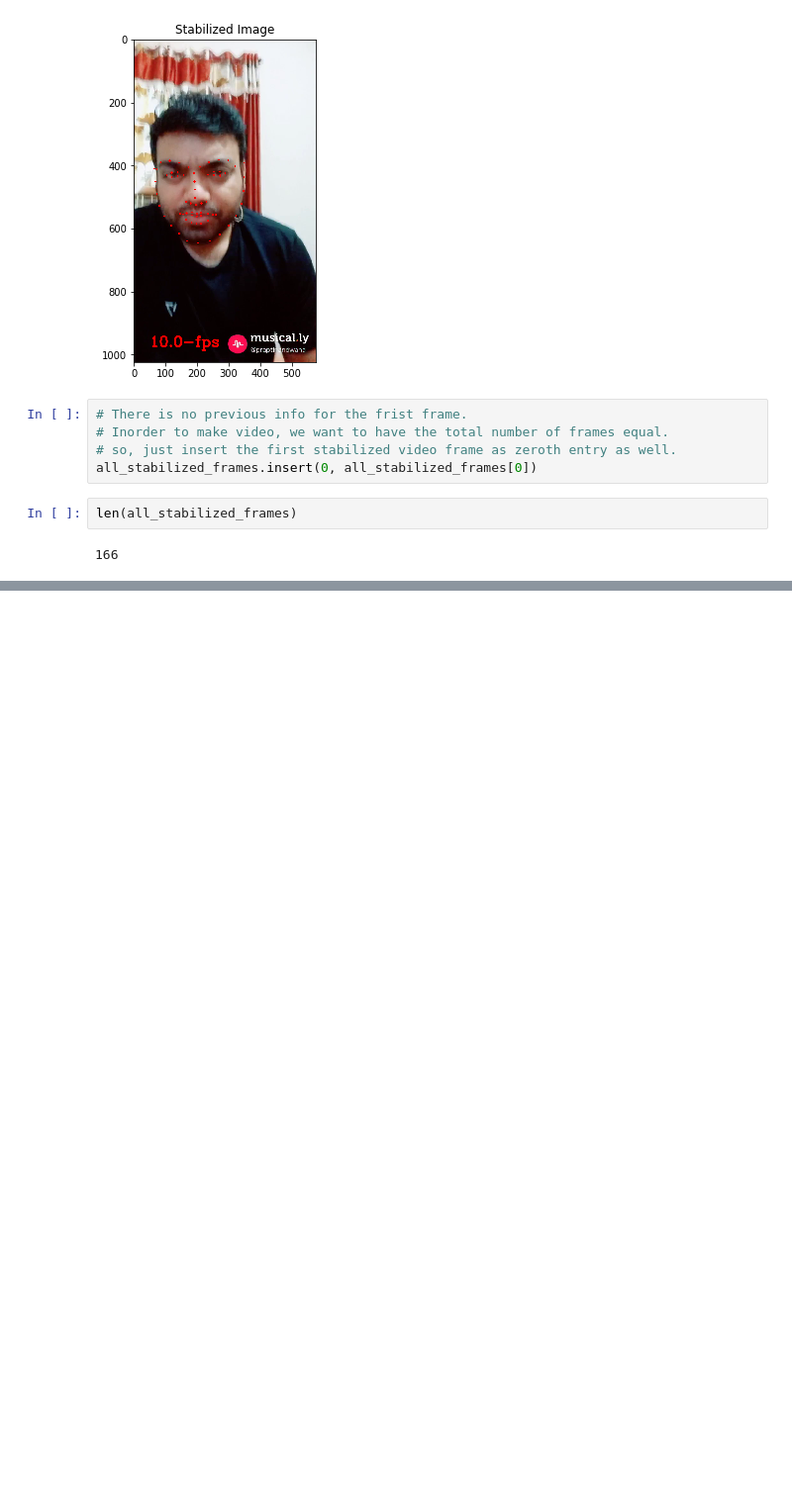
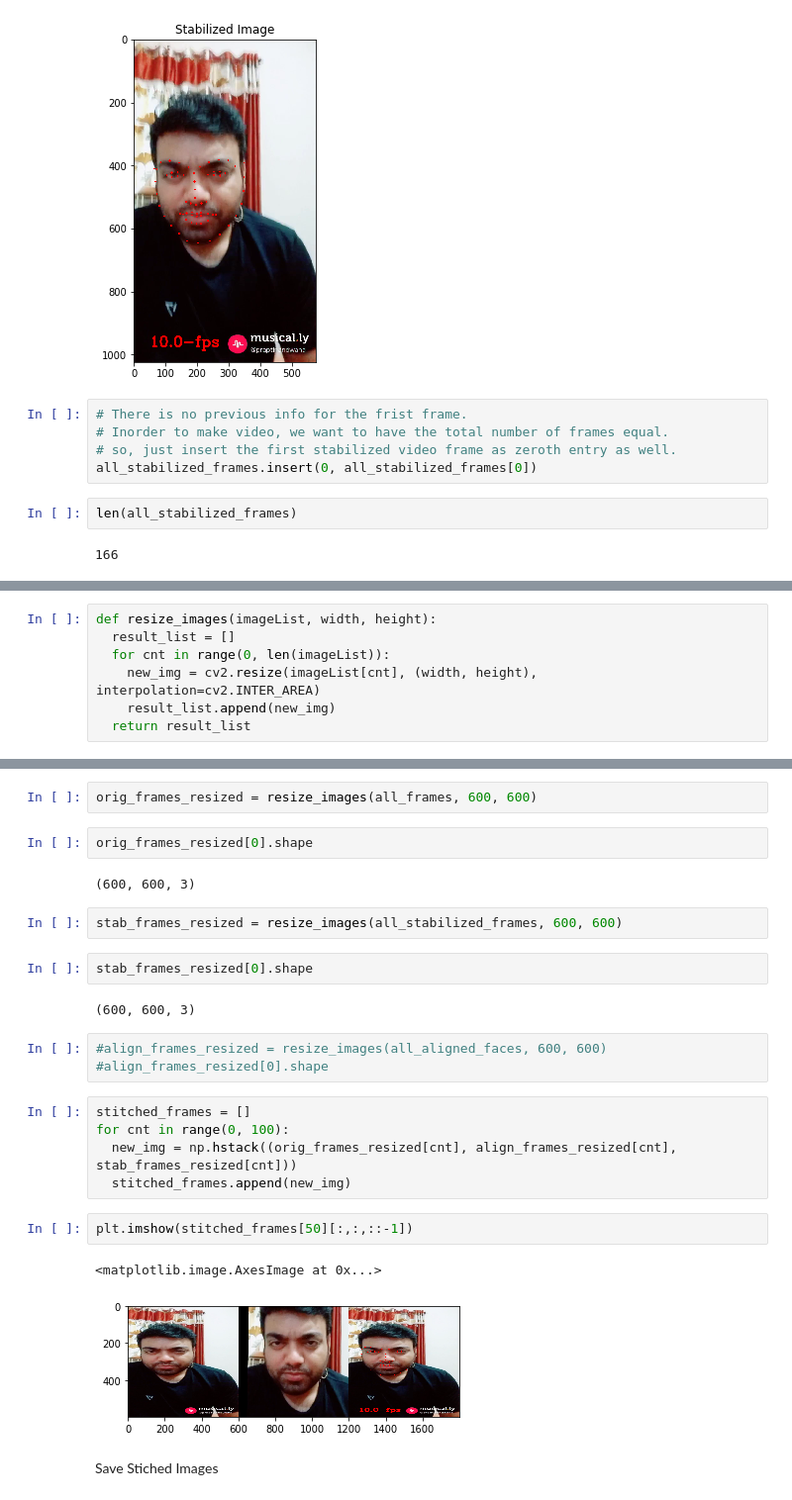
Before and after one commit to nandwanatarun/EVA-DeepLearning, a Jupyter notebook: S18_Assignment.ipynb, the cells around one changed output, grey strips where cells are left out. Shown: that part at 99% size. Drawn from its saved outputs; the diff is of its cells as text; blank space fills up the shorter version.

```diff
--- a/S18_Assignment.ipynb
+++ b/S18_Assignment.ipynb
@@ -465,0 +518,7 @@ FileNotFoundError: ignored
+# %%
+def resize_images(imageList, width, height):
+  result_list = []
+  for cnt in range(0, len(imageList)):
+    new_img = cv2.resize(imageList[cnt], (width, height), interpolation=cv2.INTER_AREA)
+    result_list.append(new_img)
+  return result_list
@@ -465,0 +529,27 @@ FileNotFoundError: ignored
+# %%
+orig_frames_resized = resize_images(all_frames, 600, 600)
+# %%
+orig_frames_resized[0].shape
+# %% [output]
+(600, 600, 3)
+# %%
+stab_frames_resized = resize_images(all_stabilized_frames, 600, 600)
+# %%
+stab_frames_resized[0].shape
+# %% [output]
+(600, 600, 3)
+# %%
+#align_frames_resized = resize_images(all_aligned_faces, 600, 600)
+#align_frames_resized[0].shape
+# %%
+stitched_frames = []
+for cnt in range(0, 100):
+  new_img = np.hstack((orig_frames_resized[cnt], align_frames_resized[cnt], stab_frames_resized[cnt]))
+  stitched_frames.append(new_img)
+# %%
+plt.imshow(stitched_frames[50][:,:,::-1])
+# %% [output]
+<matplotlib.image.AxesImage at 0x...>
+[figure, added]
+# %% [markdown]
+Save Stiched Images
```
Also changed, not shown: parts of 35 cells of this notebook.
